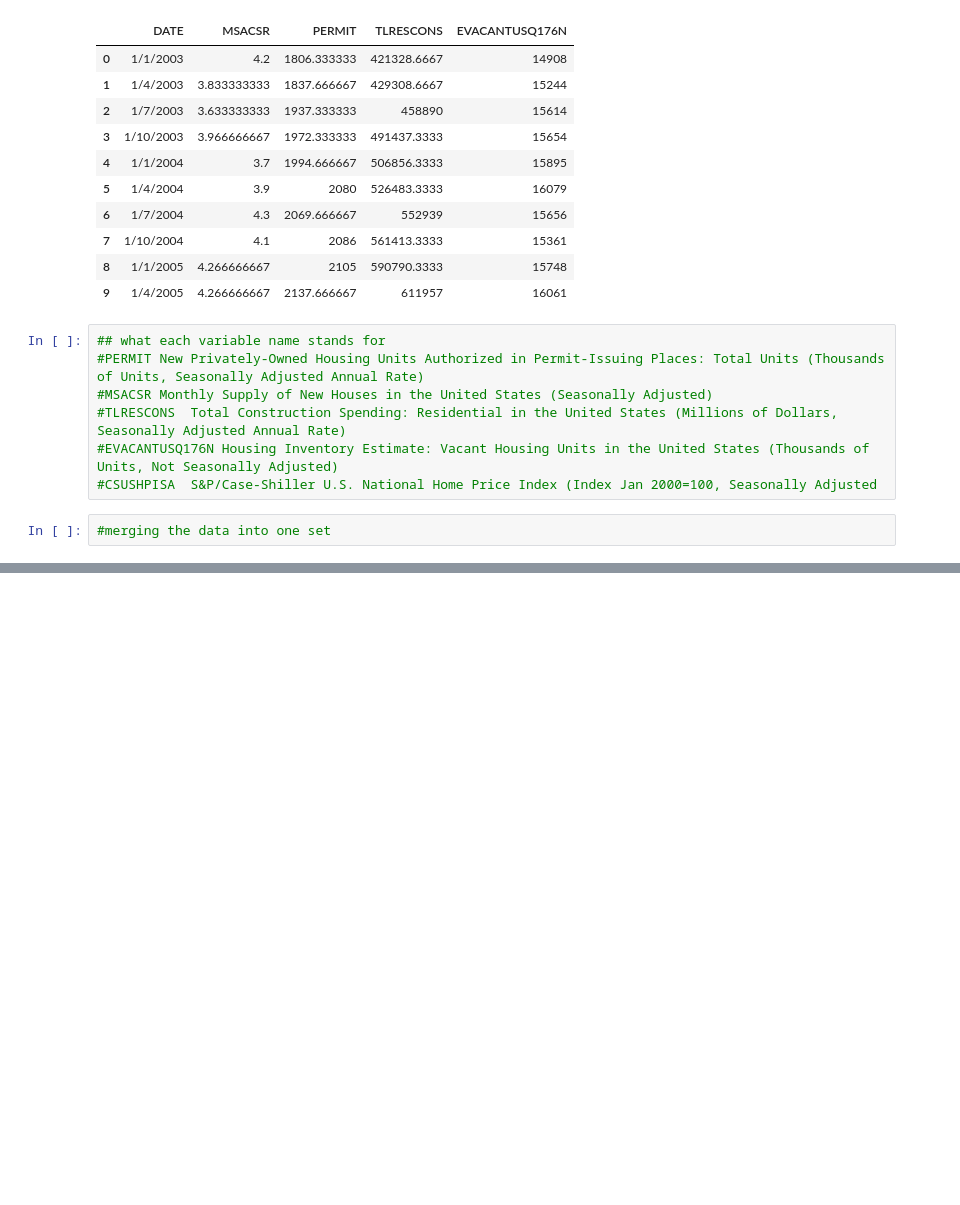
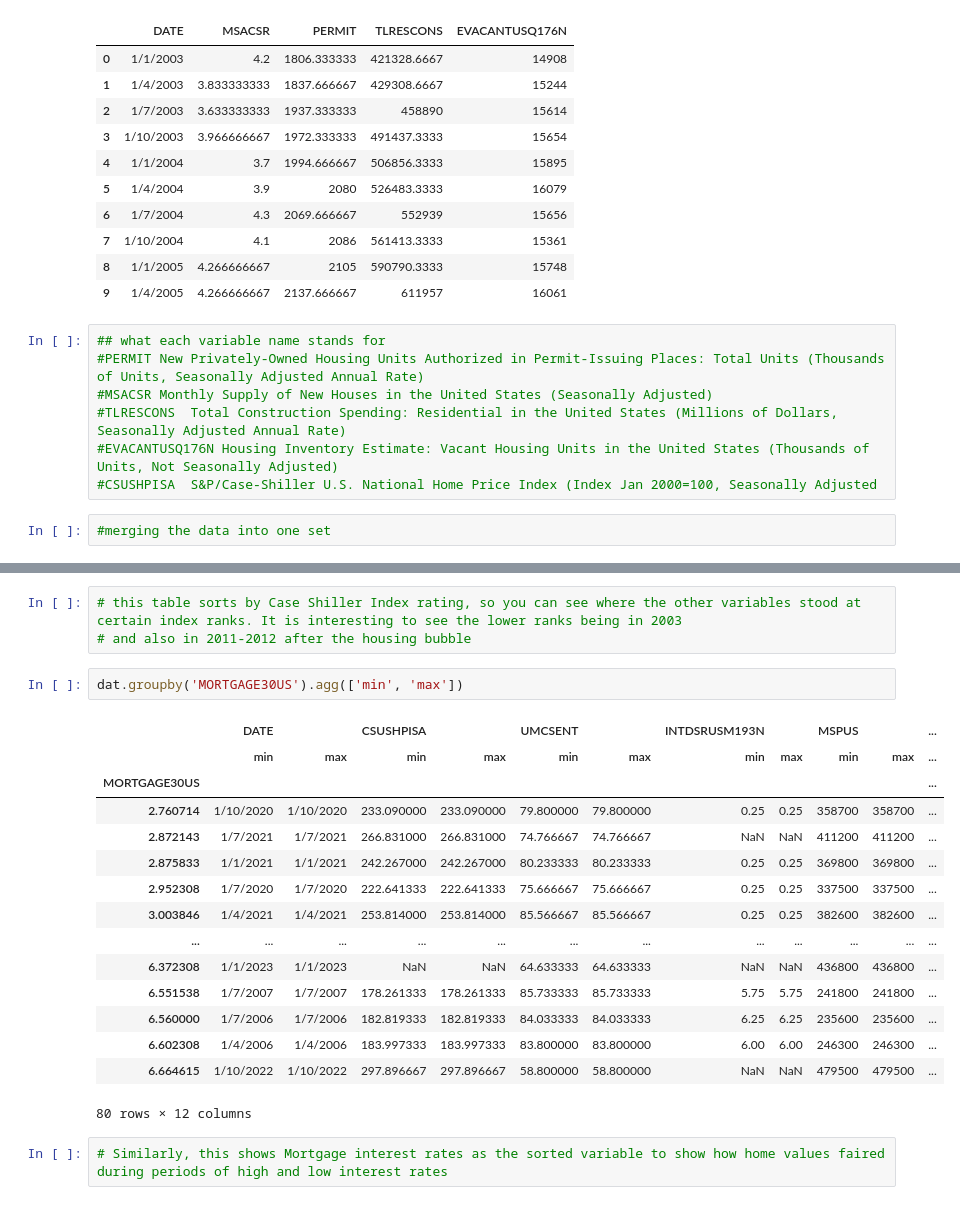
Before and after one commit to jmccahill5/datman, a Jupyter notebook: PS2.ipynb, the cells around one changed output, grey strips where cells are left out. Drawn from its saved outputs; the diff is of its cells as text; blank space fills up the shorter version.

Commit message:
finished merge and some statistics that are useful. Working on creating another variable as a string and doing the replace on condition and map/re-code

```diff
--- a/PS2.ipynb
+++ b/PS2.ipynb
@@ -139,0 +178,23 @@ mergedOuter
+# %%
+# this table sorts by Case Shiller Index rating, so you can see where the other variables stood at certain index ranks. It is interesting to see the lower ranks being in 2003
+# and also in 2011-2012 after the housing bubble
+# %%
+dat.groupby('MORTGAGE30US').agg(['min', 'max'])
+# %% [output]
+|  | DATE |  | CSUSHPISA |  | UMCSENT |  | INTDSRUSM193N |  | MSPUS |  | ... |
+|  | min | max | min | max | min | max | min | max | min | max | ... |
+| MORTGAGE30US |  |  |  |  |  |  |  |  |  |  | ... |
+| 2.760714 | 1/10/2020 | 1/10/2020 | 233.090000 | 233.090000 | 79.800000 | 79.800000 | 0.25 | 0.25 | 358700 | 358700 | ... |
+| 2.872143 | 1/7/2021 | 1/7/2021 | 266.831000 | 266.831000 | 74.766667 | 74.766667 | NaN | NaN | 411200 | 411200 | ... |
+| 2.875833 | 1/1/2021 | 1/1/2021 | 242.267000 | 242.267000 | 80.233333 | 80.233333 | 0.25 | 0.25 | 369800 | 369800 | ... |
+| 2.952308 | 1/7/2020 | 1/7/2020 | 222.641333 | 222.641333 | 75.666667 | 75.666667 | 0.25 | 0.25 | 337500 | 337500 | ... |
+| 3.003846 | 1/4/2021 | 1/4/2021 | 253.814000 | 253.814000 | 85.566667 | 85.566667 | 0.25 | 0.25 | 382600 | 382600 | ... |
+| ... | ... | ... | ... | ... | ... | ... | ... | ... | ... | ... | ... |
+| 6.372308 | 1/1/2023 | 1/1/2023 | NaN | NaN | 64.633333 | 64.633333 | NaN | NaN | 436800 | 436800 | ... |
+| 6.551538 | 1/7/2007 | 1/7/2007 | 178.261333 | 178.261333 | 85.733333 | 85.733333 | 5.75 | 5.75 | 241800 | 241800 | ... |
+| 6.560000 | 1/7/2006 | 1/7/2006 | 182.819333 | 182.819333 | 84.033333 | 84.033333 | 6.25 | 6.25 | 235600 | 235600 | ... |
+| 6.602308 | 1/4/2006 | 1/4/2006 | 183.997333 | 183.997333 | 83.800000 | 83.800000 | 6.00 | 6.00 | 246300 | 246300 | ... |
+| 6.664615 | 1/10/2022 | 1/10/2022 | 297.896667 | 297.896667 | 58.800000 | 58.800000 | NaN | NaN | 479500 | 479500 | ... |
+80 rows × 12 columns
+# %%
+# Similarly, this shows Mortgage interest rates as the sorted variable to show how home values faired during periods of high and low interest rates
```
Also changed, not shown: parts of 15 cells of this notebook.
